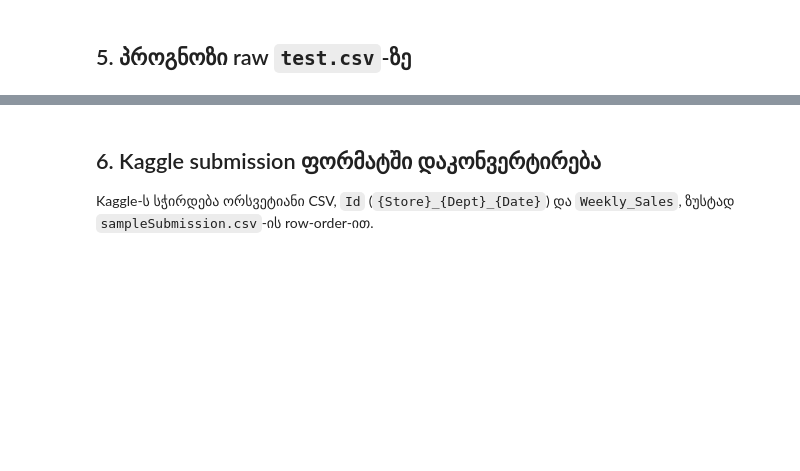
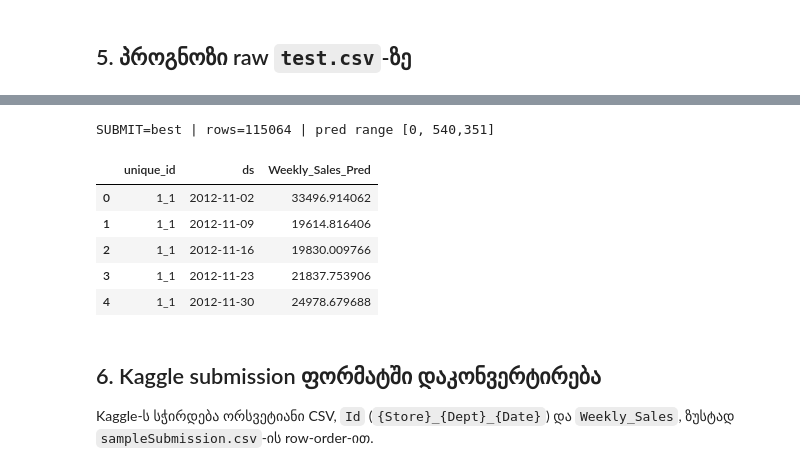
Before and after one commit to sophyrise/walmart-sales-forecasting, a Jupyter notebook: model_inference.ipynb, the cells around one changed output, grey strips where cells are left out. Saved outputs shown, nothing was run; the diff lists cells and outputs as text; code cells hidden in the pictures; blank space fills up the shorter version.

```diff
--- a/model_inference.ipynb
+++ b/model_inference.ipynb
@@ -488,7 +534,2 @@ print("pipeline მზადაა:", type(pipeline).__name__, f"({BEST_MODEL})"
 # %% [markdown]
 ## 5. პროგნოზი raw `test.csv`-ზე
-# %%
-preds = pipeline.predict(test_raw)
-assert not preds["Weekly_Sales_Pred"].isna().any(), "პროგნოზში NaN დარჩა!"
-print(preds.shape)
-preds.head()
@@ -495,3 +584,41 @@ preds.head()
+# %%
+# ----- build predictions: best model, seasonal-naive, optional blend -----
+SUBMIT = "best"      # "best" | "snaive" | "blend"
+BLEND_W = 0.6         # weight on the ML model when SUBMIT == "blend"
+
+preds_best = pipeline.predict(test_raw).copy()
+preds_best["Weekly_Sales_Pred"] = pd.to_numeric(preds_best["Weekly_Sales_Pred"], errors="coerce").clip(lower=0)
+
+_test_fe = engineer_features(clean_data(merge_sources(test_raw), is_train=False))
+preds_sn = seasonal_naive_predict(_test_fe[["unique_id", "ds", "Store", "Dept"]])
+
+if SUBMIT == "best":
+    preds = preds_best
+elif SUBMIT == "snaive":
+    preds = preds_sn
+elif SUBMIT == "blend":
+    _b = preds_best.merge(preds_sn, on=["unique_id", "ds"], suffixes=("_ml", "_sn"))
+    _b["Weekly_Sales_Pred"] = BLEND_W * _b["Weekly_Sales_Pred_ml"] + (1 - BLEND_W) * _b["Weekly_Sales_Pred_sn"]
+    preds = _b[["unique_id", "ds", "Weekly_Sales_Pred"]]
+else:
+    raise ValueError(f"unknown SUBMIT mode: {SUBMIT}")
+
+# ----- safety net (NF / lookup pipelines don't clip negatives themselves) -----
+preds = preds.copy()
+preds["Weekly_Sales_Pred"] = preds["Weekly_Sales_Pred"].replace([np.inf, -np.inf], np.nan)
+preds["Weekly_Sales_Pred"] = preds["Weekly_Sales_Pred"].fillna(fallback._global_mean).clip(lower=0)
+assert not preds["Weekly_Sales_Pred"].isna().any(), "NaN remained in predictions!"
+print(f"SUBMIT={SUBMIT} | rows={len(preds)} | "
+      f"pred range [{preds['Weekly_Sales_Pred'].min():,.0f}, {preds['Weekly_Sales_Pred'].max():,.0f}]")
+preds.head()
+# %% [output]
+SUBMIT=best | rows=115064 | pred range [0, 540,351]
+|  | unique_id | ds | Weekly_Sales_Pred |
+| 0 | 1_1 | 2012-11-02 | 33496.914062 |
+| 1 | 1_1 | 2012-11-09 | 19614.816406 |
+| 2 | 1_1 | 2012-11-16 | 19830.009766 |
+| 3 | 1_1 | 2012-11-23 | 21837.753906 |
+| 4 | 1_1 | 2012-11-30 | 24978.679688 |
 # %% [markdown]
 ## 6. Kaggle submission ფორმატში დაკონვერტირება
 
```
Also changed, not shown: parts of 8 cells of this notebook.
